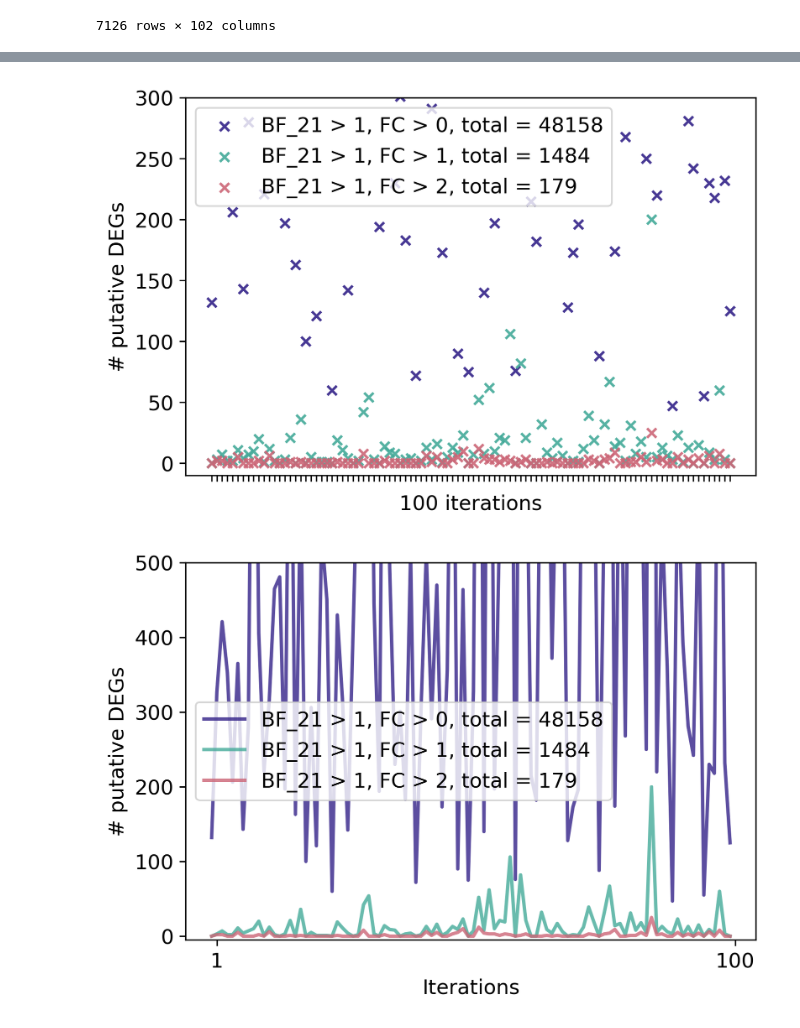
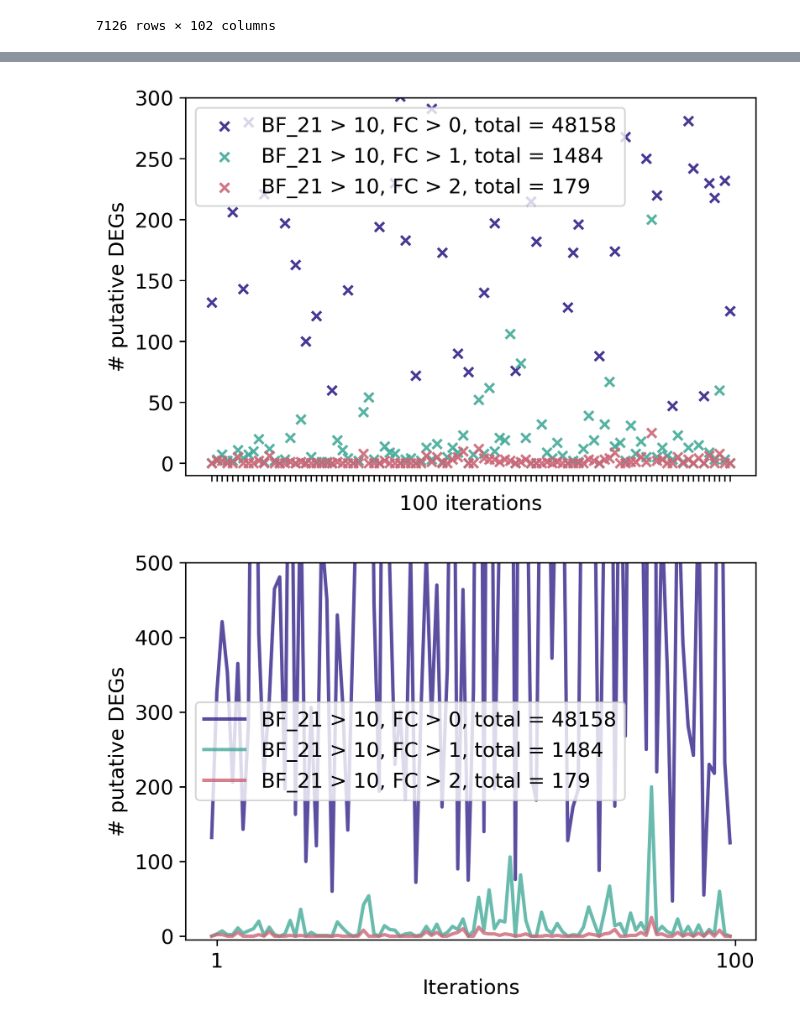
Before and after one commit to Morris-Research-Group/bayexpress, a Jupyter notebook: CONTROL_R3_BF10.ipynb, the cells around one changed output, grey strips where cells are left out. Cells and saved outputs as stored; diff of their text form; code cells hidden in the pictures.

Commit message:
Figure legend correction in control experiment

```diff
--- a/CONTROL_R3_BF10.ipynb
+++ b/CONTROL_R3_BF10.ipynb
@@ -138,19 +138,19 @@ fig, axs = plt.subplots(1, 1, sharey=True, figsize=(6, 4), dpi=300)
 axs.scatter(np.arange(1, 101),
             CONTROL_R3_bayexpress_FC0.iloc[:, 1:-1].sum(axis=0),
             c='#332288', s=30,
-            label=f'BF_21 > 1, FC > 0, total = {sum(CONTROL_R3_bayexpress_FC0.iloc[:,1:-1].sum(axis=0))}',
+            label=f'BF_21 > 10, FC > 0, total = {sum(CONTROL_R3_bayexpress_FC0.iloc[:,1:-1].sum(axis=0))}',
             alpha=0.9, marker='x')
 
 axs.scatter(np.arange(1, 101),
             CONTROL_R3_bayexpress_FC1.iloc[:, 1:-1].sum(axis=0),
             c='#44AA99', s=30,
-            label=f'BF_21 > 1, FC > 1, total = {sum(CONTROL_R3_bayexpress_FC1.iloc[:,1:-1].sum(axis=0))}',
+            label=f'BF_21 > 10, FC > 1, total = {sum(CONTROL_R3_bayexpress_FC1.iloc[:,1:-1].sum(axis=0))}',
             alpha=0.9, marker='x')
 
 axs.scatter(np.arange(1, 101),
             CONTROL_R3_bayexpress_FC2.iloc[:, 1:-1].sum(axis=0),
             c='#CC6677', s=30,
-            label=f'BF_21 > 1, FC > 2, total = {sum(CONTROL_R3_bayexpress_FC2.iloc[:,1:-1].sum(axis=0))}',
+            label=f'BF_21 > 10, FC > 2, total = {sum(CONTROL_R3_bayexpress_FC2.iloc[:,1:-1].sum(axis=0))}',
             alpha=0.9, marker='x')
 
 # Set legend font size
@@ -172,36 +172,36 @@ axs.set_ylim(-10, 300)
 
 plt.show()
 # %% [output]
-[figure, old version]
+[figure, new version]
 # %%
 # just a different visualisation
 
 # Set global font size to 12
 plt.rcParams.update({'font.size': 12})
 
 fig, axs = plt.subplots(1,1,sharey=True, figsize=(6,4), dpi=300)
 
 
 series = CONTROL_R3_bayexpress_FC0.iloc[:,1:-1].sum(axis=0)
-series.plot(kind='line', color='#332288', alpha=0.8, ylim=[-5,500], linewidth=2, label=f'BF_21 > 1, FC > 0, total = {sum(CONTROL_R3_bayexpress_FC0.iloc[:,1:-1].sum(axis=0))}')
+series.plot(kind='line', color='#332288', alpha=0.8, ylim=[-5,500], linewidth=2, label=f'BF_21 > 10, FC > 0, total = {sum(CONTROL_R3_bayexpress_FC0.iloc[:,1:-1].sum(axis=0))}')
 
 series = CONTROL_R3_bayexpress_FC1.iloc[:,1:-1].sum(axis=0)
-series.plot(kind='line', color='#44AA99', alpha=0.8, ylim=[-5,500], linewidth=2, label=f'BF_21 > 1, FC > 1, total = {sum(CONTROL_R3_bayexpress_FC1.iloc[:,1:-1].sum(axis=0))}')
+series.plot(kind='line', color='#44AA99', alpha=0.8, ylim=[-5,500], linewidth=2, label=f'BF_21 > 10, FC > 1, total = {sum(CONTROL_R3_bayexpress_FC1.iloc[:,1:-1].sum(axis=0))}')
 
 series = CONTROL_R3_bayexpress_FC2.iloc[:,1:-1].sum(axis=0)
-series.plot(kind='line', color='#CC6677', alpha=0.8, ylim=[-5,500], linewidth=2, label=f'BF_21 > 1, FC > 2, total = {sum(CONTROL_R3_bayexpress_FC2.iloc[:,1:-1].sum(axis=0))}')
+series.plot(kind='line', color='#CC6677', alpha=0.8, ylim=[-5,500], linewidth=2, label=f'BF_21 > 10, FC > 2, total = {sum(CONTROL_R3_bayexpress_FC2.iloc[:,1:-1].sum(axis=0))}')
 
 axs.set_xlabel('Iterations')
 axs.set_ylabel('# putative DEGs')
 
 axs.set_xticks([1,100])
 axs.set_xticklabels(['1', '100'])
 
 axs.legend(loc='center left')
 
 plt.show()
 # %% [output]
-[figure, old version]
+[figure, new version]
 # %%
 # R3 means number of replicates in 100 bootstrapping iterations is 3
 # FC > 0
```
Also changed, not shown: parts of 4 cells of this notebook, 4 other files.
